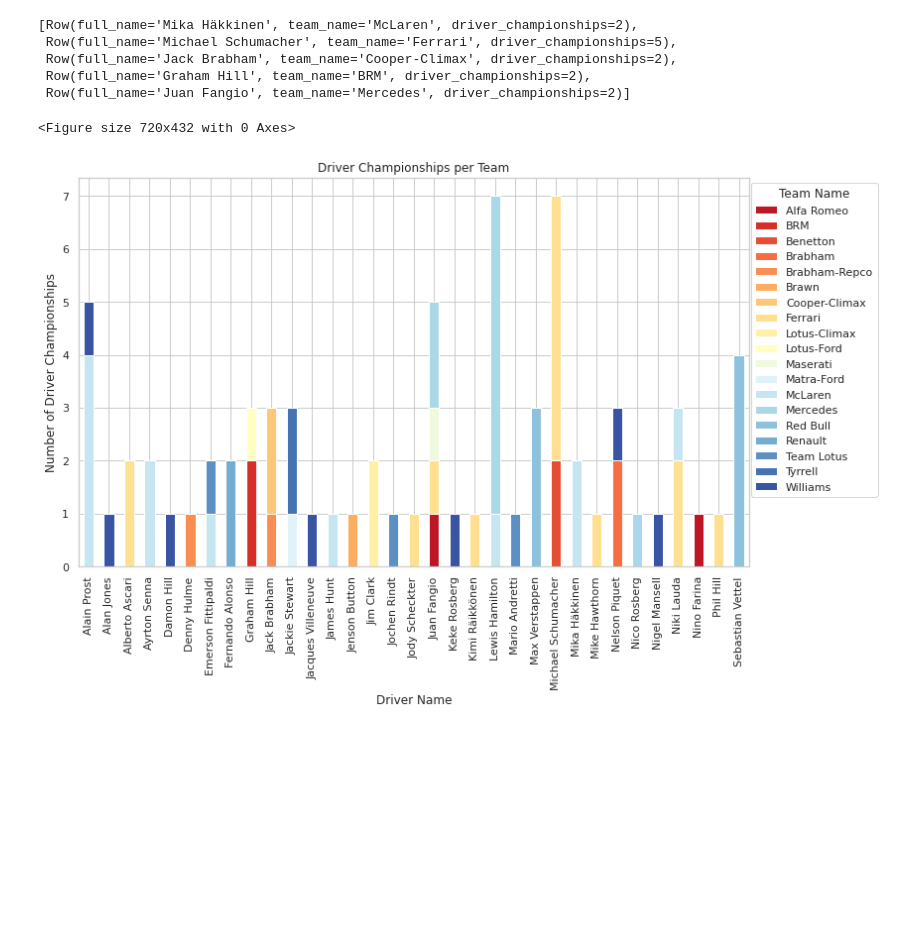
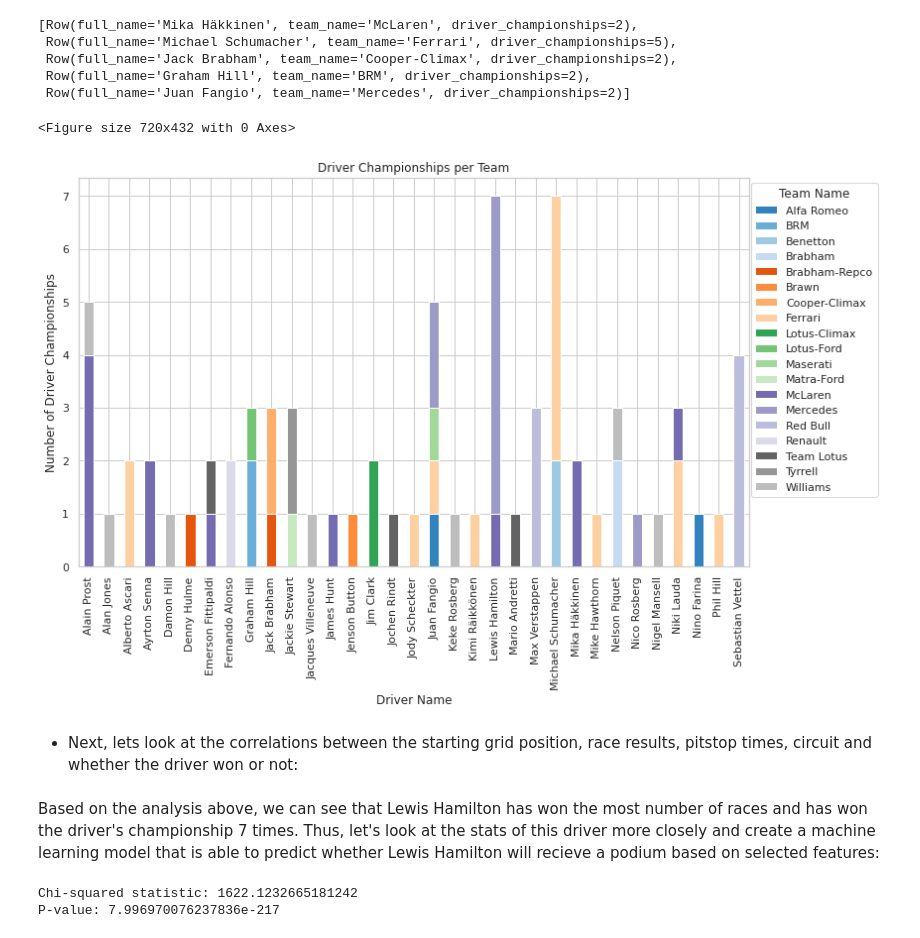
Before and after one commit to Nandini1521/CCproject, a Jupyter notebook: Cloud_project.ipynb, the cells around one changed output. Saved outputs shown, nothing was run; the diff lists cells and outputs as text; code cells hidden in the pictures; blank space fills up the shorter version.

Commit message:
NB updated till knn model

```diff
--- a/Cloud_project.ipynb
+++ b/Cloud_project.ipynb
@@ -212,4 +229,7 @@ plt.show()
 # %%
+for column_name in races.columns:
+    races = races.withColumn(column_name, when(col(column_name) == "\\N", None).otherwise(col(column_name)))
+
 missing_values_races = races.select([col(c).isNull().alias(c) for c in races.columns])
 
 missing_values_pd_races = missing_values_races.toPandas()
@@ -223,4 +243,7 @@ plt.show()
 # %%
+for column_name in results.columns:
+    results = results.withColumn(column_name, when(col(column_name) == "\\N", None).otherwise(col(column_name)))
+
 missing_values_results = results.select([col(c).isNull().alias(c) for c in results.columns])
 
 missing_values_pd_results = missing_values_results.toPandas()
@@ -236,5 +259,5 @@ All the columns containing missing values in the above data frames are not requi
 # %%
 circuits= circuits.drop("alt")
-drivers= drivers.drop("number")
-races= races.drop("fp1_date","fp1_time", "fp2_date", "fp2_time", "fp3_date", "fp3_time", "quali_date","quali_time", "sprint_date", "sprint_time")
-results= results.drop("position", "milliseconds", "fastestLap", "fastestLapTime", "fastestLapSpeed", "rank")
+drivers= drivers.drop("number", "code")
+races= races.drop("fp1_date","fp1_time", "fp2_date", "fp2_time", "fp3_date", "fp3_time", "quali_date","quali_time", "sprint_date", "sprint_time","time")
+results= results.drop("number", "position","time" ,"milliseconds", "fastestLap", "fastestLapTime","fastestLapSpeed", "rank", "status")
@@ -245,10 +286,12 @@ Now, as there are no missing values remaining, data imputation is not required
 # %% [markdown]
 - Firstly, lets look at the results dataset to find which driver has had the most number of wins in F1 since the 1950s:
 # %%
-most_wins= results.drop("number", "positionText", "laps", "time", "statusId")
+most_wins= results.drop("positionText", "laps", "statusId")
 most_wins= most_wins.join(races, "raceId", "inner")
-most_wins= most_wins.drop("round", "date", "time", "url")
+most_wins= most_wins.drop("round", "date", "url")
+
+#most_wins= most_wins.join(quali, ['driverId', 'raceId'], 'inner')
 
 most_wins= most_wins.join(drivers, "driverId", "inner")
-most_wins = most_wins.withColumn("full_name", concat(col("forename"), lit(" "), col("surname")))
+most_wins= most_wins.withColumn("full_name", concat(col("forename"), lit(" "), col("surname")))
 most_wins= most_wins.drop("driverRef", "code", "dob", "url")
@@ -378,19 +442,23 @@ championships_per_team.head(5)
 # %%
 driver_championships_pd= championships_per_team.toPandas()
 pivot_df = driver_championships_pd.pivot(index='full_name', columns='team_name', values='driver_championships').fillna(0)
 
 # Create a stacked bar chart
 plt.figure(figsize=(10, 6))
 sns.set(style="whitegrid")
-palette = sns.color_palette("RdYlBu", n_colors=len(pivot_df.columns))
+palette = sns.color_palette("tab20c", n_colors=len(pivot_df.columns))
 
 pivot_df.plot(kind='bar', stacked=True, color=palette, figsize=(12, 8))
 plt.ylabel('Number of Driver Championships')
 plt.xlabel('Driver Name')
 plt.title('Driver Championships per Team')
 plt.legend(title='Team Name', loc='upper right', bbox_to_anchor=(1.2, 1))
 plt.tight_layout()
 plt.show()
 # %% [output]
 <Figure size 720x432 with 0 Axes>
-[figure, old version]
+[figure, new version]
+# %% [markdown]
+- Next, lets look at the correlations between the starting grid position, race results, pitstop times, circuit and whether the driver won or not:
+# %% [markdown]
+Based on the analysis above, we can see that Lewis Hamilton has won the most number of races and has won the driver's championship 7 times. Thus, let's look at the stats of this driver more closely and create a machine learning model that is able to predict whether Lewis Hamilton will recieve a podium based on selected features:
@@ -396,0 +480,14 @@ plt.show()
+# %%
+from scipy import stats
+
+pandas_df = LH_df.select("constructorId", 'Classifier').toPandas()
+
+# Perform a chi-squared test
+crosstab = pd.crosstab(pandas_df['constructorId'], pandas_df['Classifier'])
+chi2, p, _, _ = stats.chi2_contingency(crosstab)
+
+print("Chi-squared statistic:", chi2)
+print("P-value:", p)
+# %% [output]
+Chi-squared statistic: 1622.1232665181242
+P-value: 7.996970076237836e-217
```
Also changed, not shown: parts of 32 cells of this notebook.
